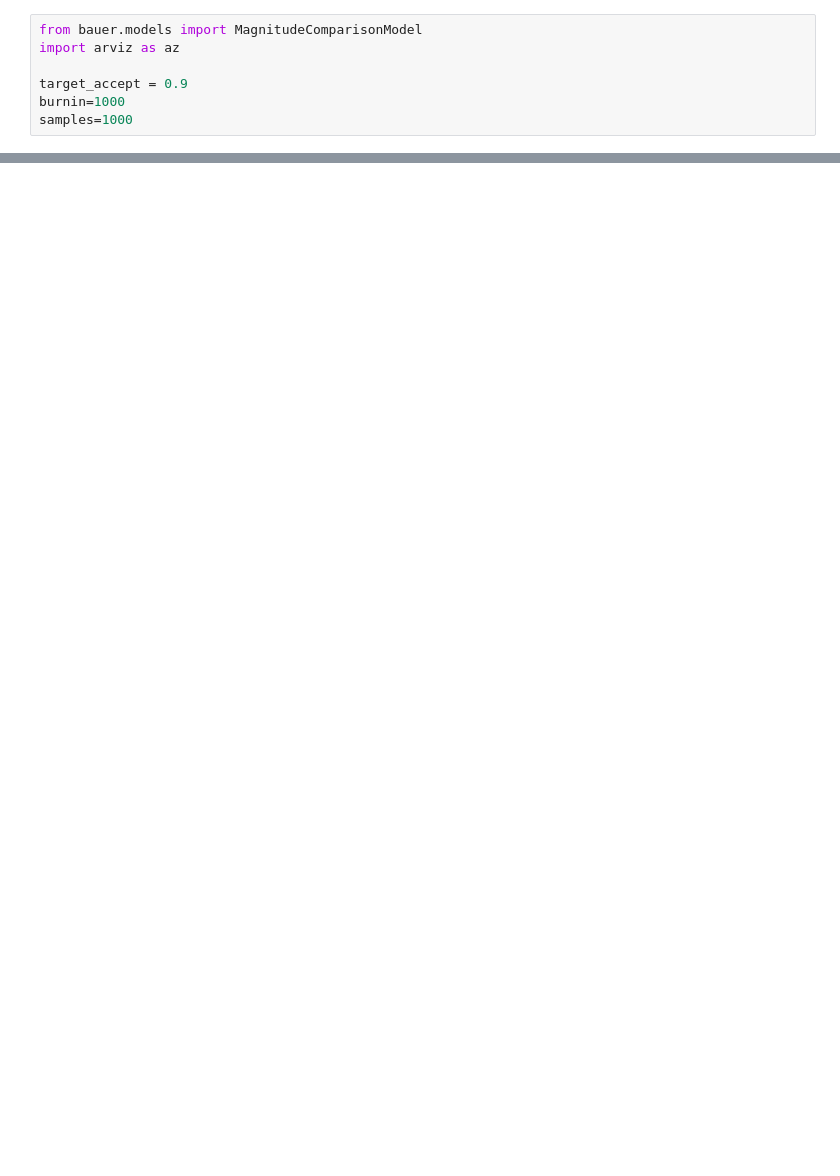
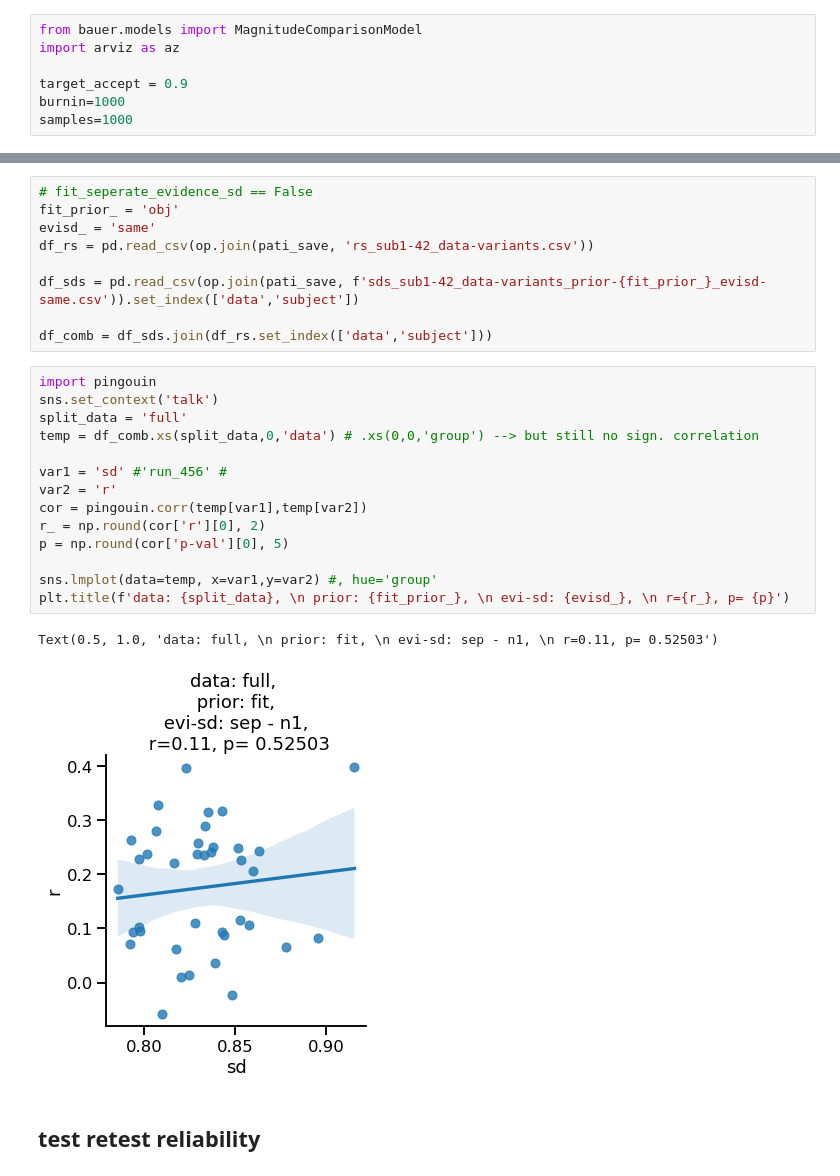
Before and after one commit to mrenke/numrisk, a Jupyter notebook: numrisk/halfdata_analysis/behavior_nlc.ipynb, the cells around one changed output, grey strips where cells are left out. Cells and saved outputs as stored; diff of their text form; blank space fills up the shorter version.

```diff
--- a/numrisk/halfdata_analysis/behavior_nlc.ipynb
+++ b/numrisk/halfdata_analysis/behavior_nlc.ipynb
@@ -73,0 +172,28 @@ NUTS: [n1_evidence_sd_mu_untransformed, n1_evidence_sd_sd, n1_evidence_sd_offset
+# %%
+# fit_seperate_evidence_sd == False
+fit_prior_ = 'obj'
+evisd_ = 'same'
+df_rs = pd.read_csv(op.join(pati_save, 'rs_sub1-42_data-variants.csv'))
+
+df_sds = pd.read_csv(op.join(pati_save, f'sds_sub1-42_data-variants_prior-{fit_prior_}_evisd-same.csv')).set_index(['data','subject'])
+
+df_comb = df_sds.join(df_rs.set_index(['data','subject']))
+# %%
+import pingouin
+sns.set_context('talk')
+split_data = 'full'
+temp = df_comb.xs(split_data,0,'data') # .xs(0,0,'group') --> but still no sign. correlation
+
+var1 = 'sd' #'run_456' #
+var2 = 'r'
+cor = pingouin.corr(temp[var1],temp[var2])
+r_ = np.round(cor['r'][0], 2)
+p = np.round(cor['p-val'][0], 5)
+
+sns.lmplot(data=temp, x=var1,y=var2) #, hue='group'
+plt.title(f'data: {split_data}, \n prior: {fit_prior_}, \n evi-sd: {evisd_}, \n r={r_}, p= {p}')
+# %% [output]
+Text(0.5, 1.0, 'data: full, \n prior: fit, \n evi-sd: sep - n1, \n r=0.11, p= 0.52503')
+[figure, added]
+# %% [markdown]
+## test retest reliability
```
Also changed, not shown: parts of 32 cells of this notebook, 3 other files.
